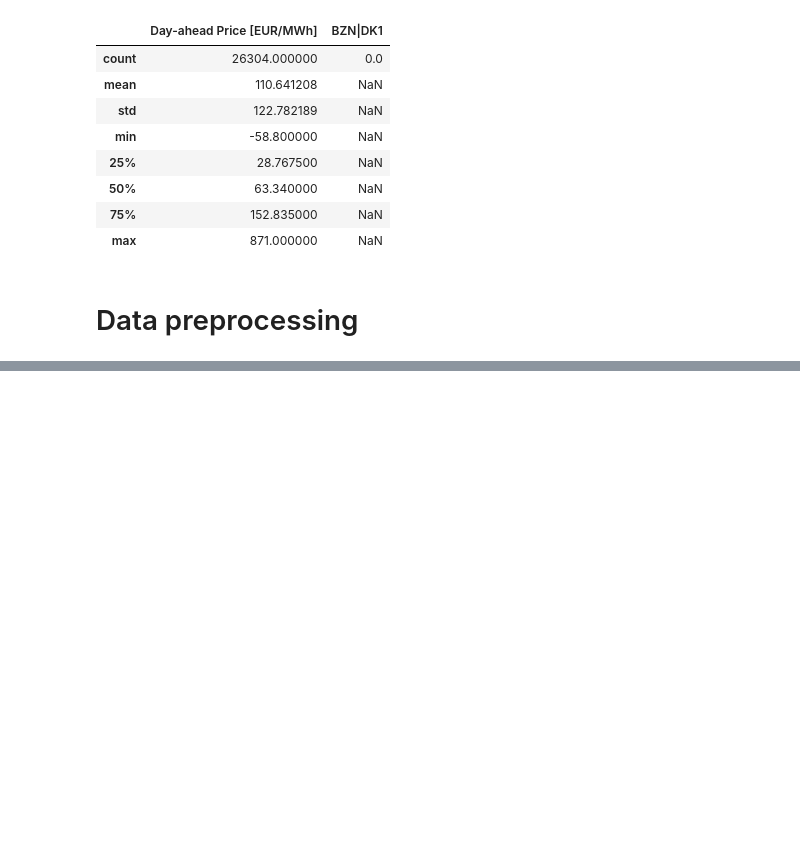
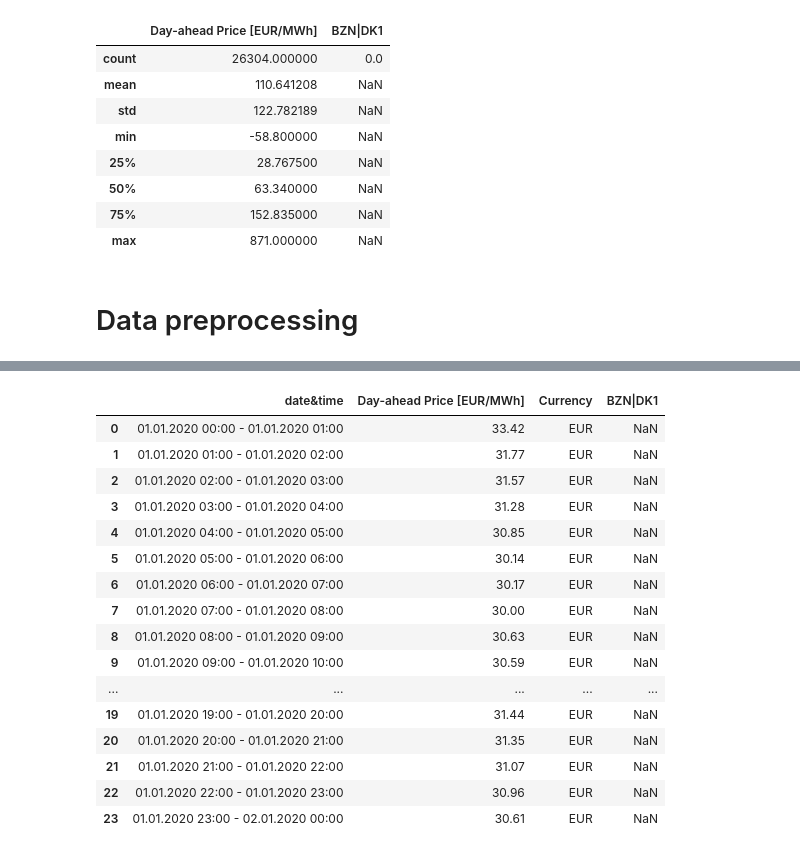
Before and after one commit to Brlsadiksha/M6_sem_project, a Jupyter notebook: Sem_proj.ipynb, the cells around one changed output, grey strips where cells are left out. Saved outputs shown, nothing was run; the diff lists cells and outputs as text; code cells hidden in the pictures; blank space fills up the shorter version.

```diff
--- a/Sem_proj.ipynb
+++ b/Sem_proj.ipynb
@@ -104,0 +87,23 @@ ValueError: Columns must be same length as key
+# %%
+# re-name the feature of date and time
+df = df.rename(columns={'MTU (CET/CEST)': 'date&time'})
+#df
+df[:24]
+# %% [output]
+|  | date&time | Day-ahead Price [EUR/MWh] | Currency | BZN|DK1 |
+| 0 | 01.01.2020 00:00 - 01.01.2020 01:00 | 33.42 | EUR | NaN |
+| 1 | 01.01.2020 01:00 - 01.01.2020 02:00 | 31.77 | EUR | NaN |
+| 2 | 01.01.2020 02:00 - 01.01.2020 03:00 | 31.57 | EUR | NaN |
+| 3 | 01.01.2020 03:00 - 01.01.2020 04:00 | 31.28 | EUR | NaN |
+| 4 | 01.01.2020 04:00 - 01.01.2020 05:00 | 30.85 | EUR | NaN |
+| 5 | 01.01.2020 05:00 - 01.01.2020 06:00 | 30.14 | EUR | NaN |
+| 6 | 01.01.2020 06:00 - 01.01.2020 07:00 | 30.17 | EUR | NaN |
+| 7 | 01.01.2020 07:00 - 01.01.2020 08:00 | 30.00 | EUR | NaN |
+| 8 | 01.01.2020 08:00 - 01.01.2020 09:00 | 30.63 | EUR | NaN |
+| 9 | 01.01.2020 09:00 - 01.01.2020 10:00 | 30.59 | EUR | NaN |
+| ... | ... | ... | ... | ... |
+| 19 | 01.01.2020 19:00 - 01.01.2020 20:00 | 31.44 | EUR | NaN |
+| 20 | 01.01.2020 20:00 - 01.01.2020 21:00 | 31.35 | EUR | NaN |
+| 21 | 01.01.2020 21:00 - 01.01.2020 22:00 | 31.07 | EUR | NaN |
+| 22 | 01.01.2020 22:00 - 01.01.2020 23:00 | 30.96 | EUR | NaN |
+| 23 | 01.01.2020 23:00 - 02.01.2020 00:00 | 30.61 | EUR | NaN |
```
Also changed, not shown: parts of 17 cells of this notebook.
